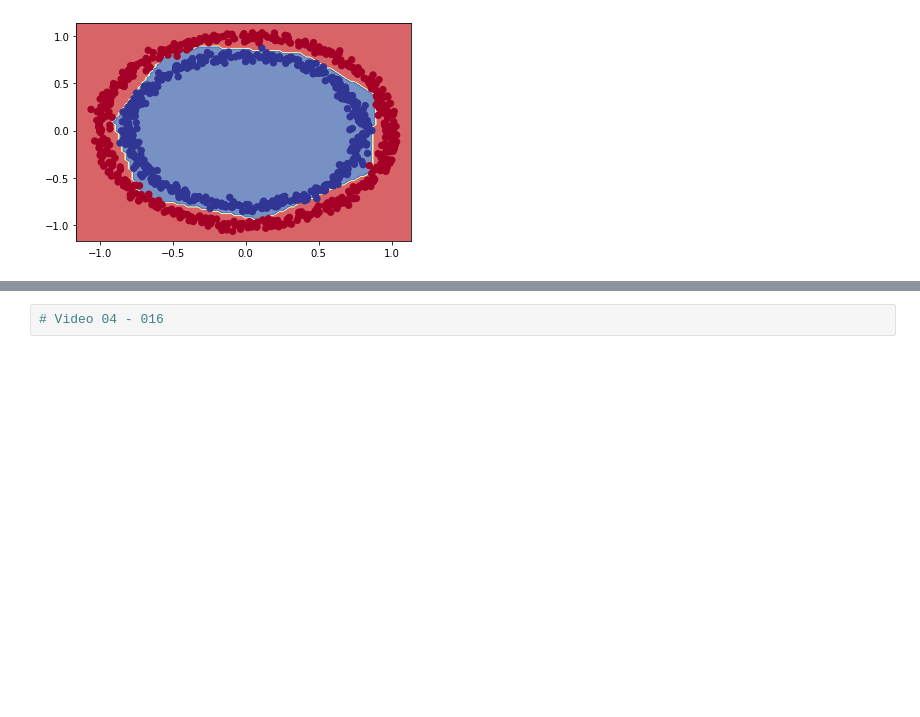
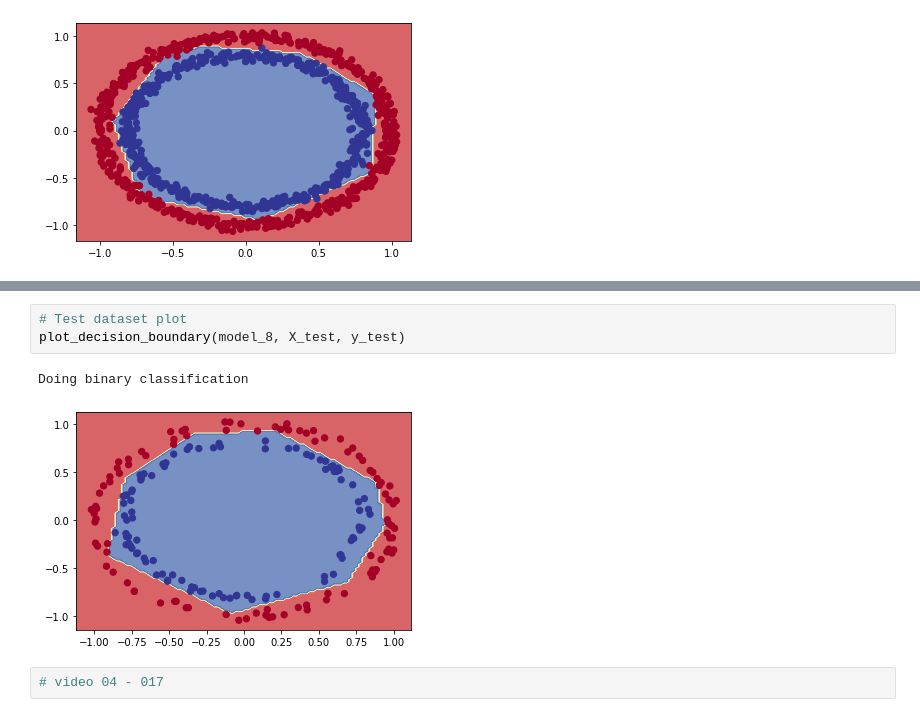
Before and after one commit to gwalshe73/TFDevCert2021, a Jupyter notebook: 02_neural_network_classification_with_tensorflow_video.ipynb, the cells around one changed output, grey strips where cells are left out. Saved outputs shown, nothing was run; the diff lists cells and outputs as text; blank space fills up the shorter version.

```diff
--- a/02_neural_network_classification_with_tensorflow_video.ipynb
+++ b/02_neural_network_classification_with_tensorflow_video.ipynb
@@ -391,2 +463,8 @@ Doing binary classification
+# %%
+# Test dataset plot
+plot_decision_boundary(model_8, X_test, y_test)
+# %% [output]
+Doing binary classification
+[figure, added]
 # %%
-# Video 04 - 016
+# video 04 - 017
```
Also changed, not shown: parts of 10 cells of this notebook.
